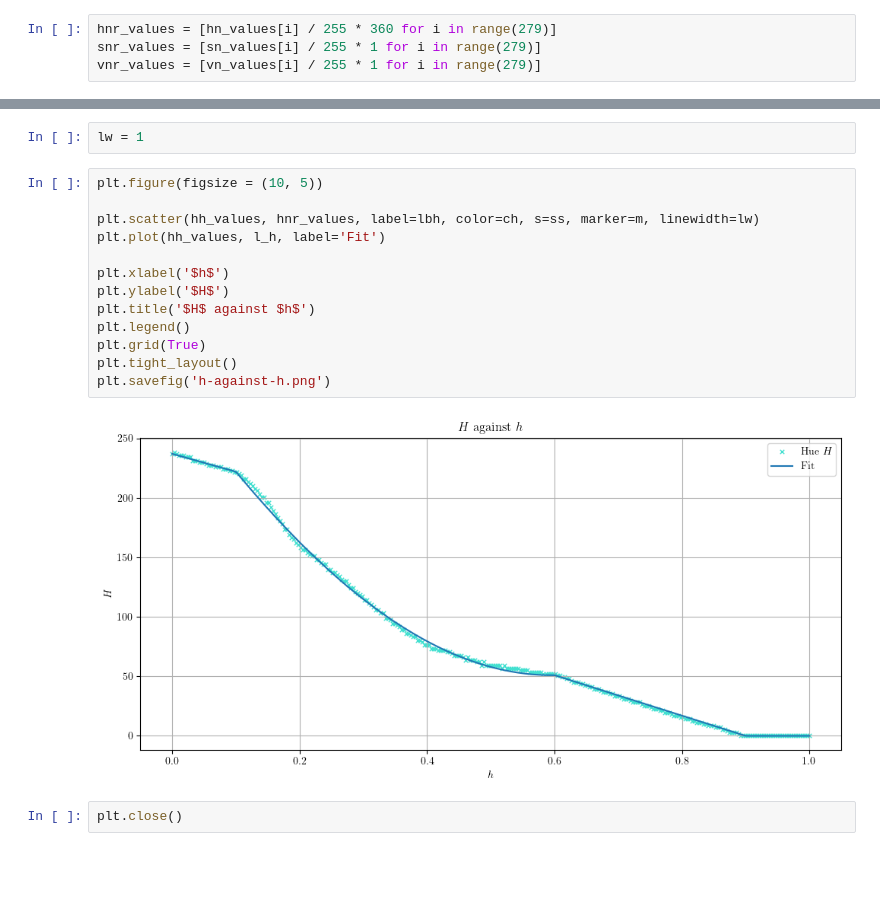
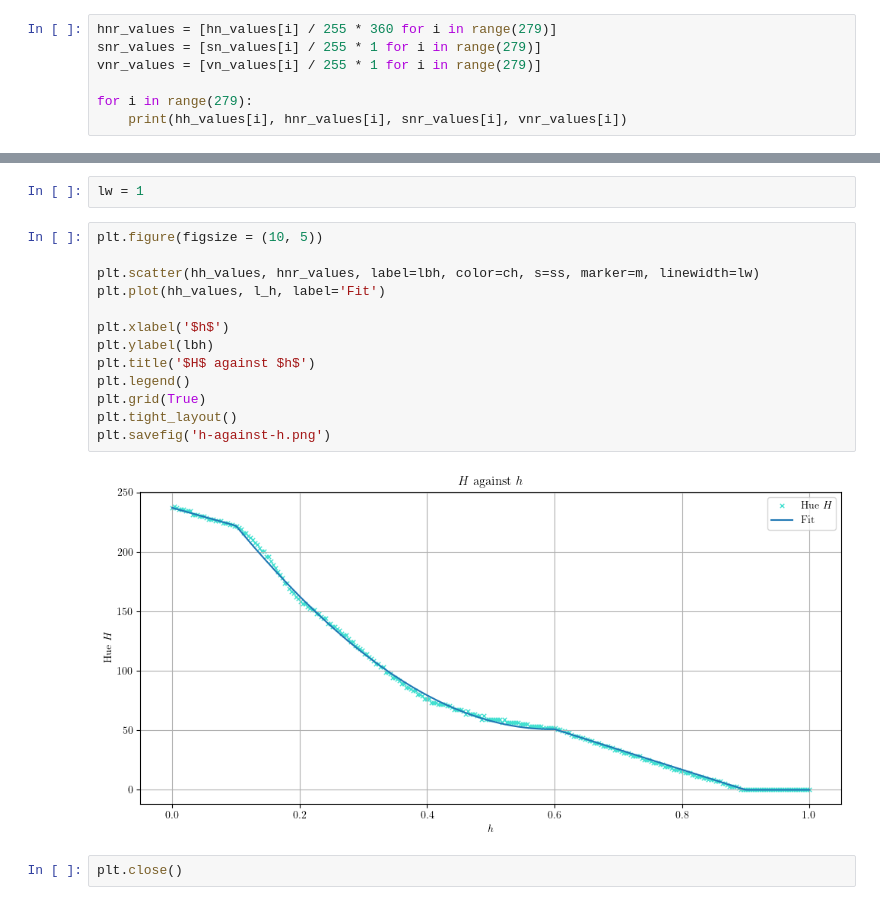
Before and after one commit to EasonSYC/early-earthquake-and-tsunami-warning-viewer, a Jupyter notebook: PythonScript/poly-fit.ipynb, the cells around one changed output, grey strips where cells are left out. Drawn from its saved outputs; the diff is of its cells as text; blank space fills up the shorter version.

```diff
--- a/PythonScript/poly-fit.ipynb
+++ b/PythonScript/poly-fit.ipynb
@@ -149,3 +149,6 @@ plt.close()
 hnr_values = [hn_values[i] / 255 * 360 for i in range(279)]
 snr_values = [sn_values[i] / 255 * 1 for i in range(279)]
 vnr_values = [vn_values[i] / 255 * 1 for i in range(279)]
+
+for i in range(279):
+    print(hh_values[i], hnr_values[i], snr_values[i], vnr_values[i])
@@ -189,18 +210,18 @@ lw = 1
 # %%
 plt.figure(figsize = (10, 5))
 
 plt.scatter(hh_values, hnr_values, label=lbh, color=ch, s=ss, marker=m, linewidth=lw)
 plt.plot(hh_values, l_h, label='Fit')
 
 plt.xlabel('$h$')
-plt.ylabel('$H$')
+plt.ylabel(lbh)
 plt.title('$H$ against $h$')
 plt.legend()
 plt.grid(True)
 plt.tight_layout()
 plt.savefig('h-against-h.png')
 # %% [output]
-[figure, old version]
+[figure, new version]
 # %%
 plt.close()
 # %% [markdown]
```
Also changed, not shown: parts of 3 cells of this notebook, 2 other files.
